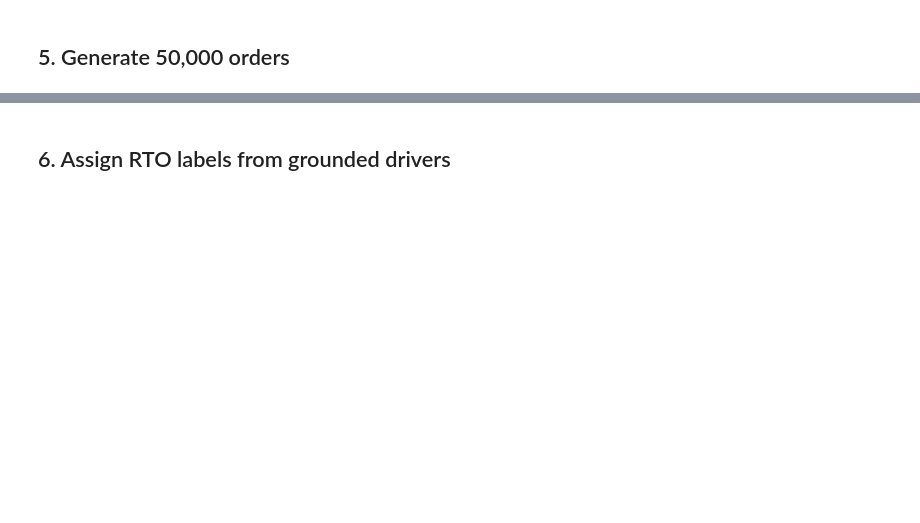
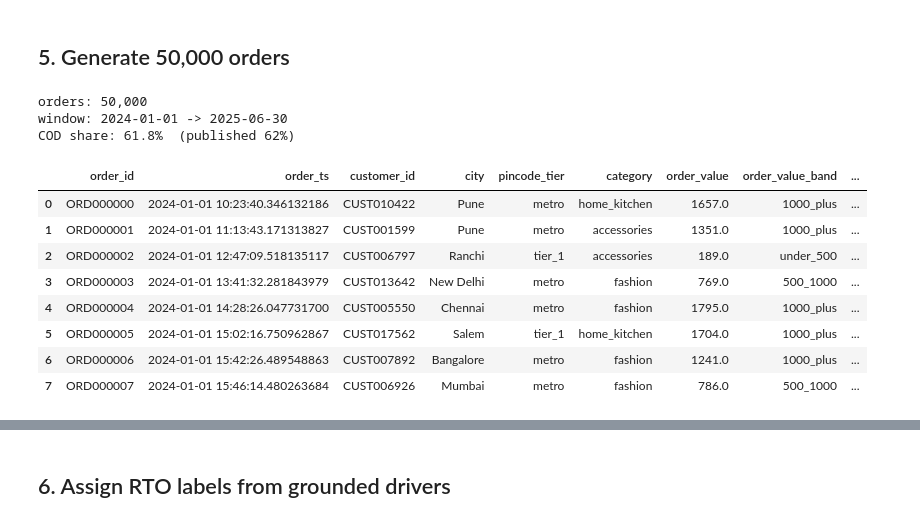
Before and after one commit to lucky07-07/rto-return-risk-scorer, a Jupyter notebook: notebooks/01_data_generation.ipynb, the cells around one changed output, grey strips where cells are left out. Drawn from its saved outputs; the diff is of its cells as text; code cells hidden in the pictures; blank space fills up the shorter version.

```diff
--- a/notebooks/01_data_generation.ipynb
+++ b/notebooks/01_data_generation.ipynb
@@ -22,0 +219,11 @@ Return-Risk Scorer for COD orders (Return-to-Origin prediction).
+# %%
+customers = gen.build_customers(footprint, rng, faker, n_customers=gen.N_CUSTOMERS)
+
+print(f"customers: {len(customers):,}")
+print()
+print("Two latents drive labels and are NEVER features:")
+print("  reliability_z    - propensity to actually take delivery")
+print("  address_quality  - the truth about the address; the model sees only")
+print("                     the rendered string, so its address features are a")
+print("                     noisy read of this latent, not a copy of it.")
+display(customers[["customer_id", "home_city", "home_tier", "address_line"]].head(6))
@@ -26,0 +267,39 @@ Return-Risk Scorer for COD orders (Return-to-Origin prediction).
+# %%
+orders, cod_logit_raw = gen.generate_orders(
+    customers, footprint, rng, faker, n_orders=gen.N_ORDERS
+)
+orders = gen._finalise_payment_mode(orders, cod_logit_raw, evidence, rng)
+
+# Attach the customer-level fields the order log would carry.
+cust_by_id = customers.set_index("customer_id")
+orders["_reliability_z"] = orders["customer_id"].map(cust_by_id["reliability_z"])
+orders["customer_name"] = orders["customer_id"].map(cust_by_id["customer_name"])
+orders["phone"] = orders["customer_id"].map(cust_by_id["phone"])
+
+print(f"orders: {len(orders):,}")
+print(f"window: {orders['order_ts'].min():%Y-%m-%d} -> {orders['order_ts'].max():%Y-%m-%d}")
+print(f"COD share: {orders['is_cod'].mean():.1%}"
+      f"  (published {evidence['cod_share']['value']:.0%})")
+# %% [output]
+orders: 50,000
+window: 2024-01-01 -> 2025-06-30
+COD share: 61.8%  (published 62%)
+# %%
+# Checkout-time features that are ALSO label drivers, so they must exist before
+# labels are drawn. order_velocity_24h counts strictly earlier orders only.
+orders = gen.add_checkout_features(orders, customers, rng)
+
+display(orders[["order_id", "order_ts", "customer_id", "city", "pincode_tier",
+                "category", "order_value", "order_value_band", "payment_mode",
+                "discount_pct", "delivery_days_est", "order_velocity_24h",
+                "account_age_days"]].head(8))
+# %% [output]
+|  | order_id | order_ts | customer_id | city | pincode_tier | category | order_value | order_value_band | ... |
+| 0 | ORD000000 | 2024-01-01 10:23:40.346132186 | CUST010422 | Pune | metro | home_kitchen | 1657.0 | 1000_plus | ... |
+| 1 | ORD000001 | 2024-01-01 11:13:43.171313827 | CUST001599 | Pune | metro | accessories | 1351.0 | 1000_plus | ... |
+| 2 | ORD000002 | 2024-01-01 12:47:09.518135117 | CUST006797 | Ranchi | tier_1 | accessories | 189.0 | under_500 | ... |
+| 3 | ORD000003 | 2024-01-01 13:41:32.281843979 | CUST013642 | New Delhi | metro | fashion | 769.0 | 500_1000 | ... |
+| 4 | ORD000004 | 2024-01-01 14:28:26.047731700 | CUST005550 | Chennai | metro | fashion | 1795.0 | 1000_plus | ... |
+| 5 | ORD000005 | 2024-01-01 15:02:16.750962867 | CUST017562 | Salem | tier_1 | home_kitchen | 1704.0 | 1000_plus | ... |
+| 6 | ORD000006 | 2024-01-01 15:42:26.489548863 | CUST007892 | Bangalore | metro | fashion | 1241.0 | 1000_plus | ... |
+| 7 | ORD000007 | 2024-01-01 15:46:14.480263684 | CUST006926 | Mumbai | metro | fashion | 786.0 | 500_1000 | ... |
```
Also changed, not shown: parts of 37 cells of this notebook, 18 other files.
